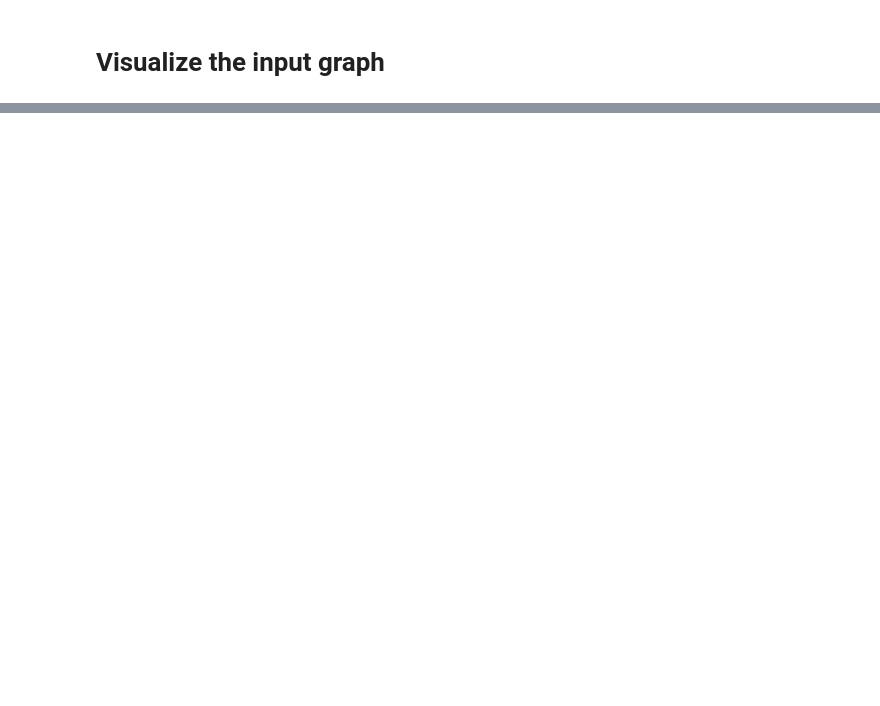
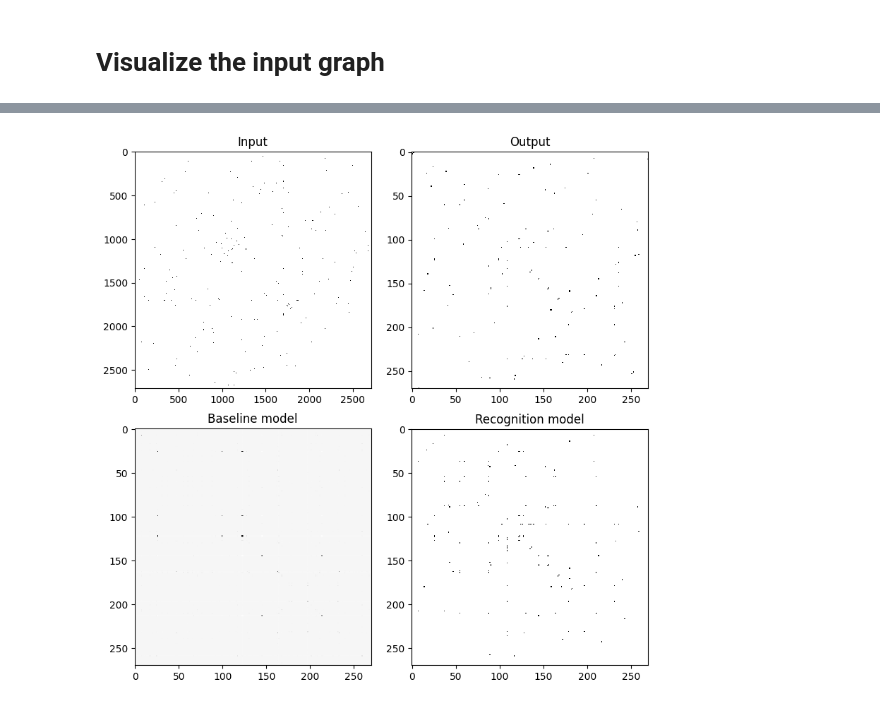
Before and after one commit to FDUguchunhui/latent-space-constraint-GNN, a Jupyter notebook: src/cgvae.ipynb, the cells around one changed output, grey strips where cells are left out. Cells and saved outputs as stored; diff of their text form; code cells hidden in the pictures; blank space fills up the shorter version.

Commit message:
Update analysis notebook
Compare generated adjacency matrix from conditional GVAE and unconditional GVAE

```diff
--- a/src/cgvae.ipynb
+++ b/src/cgvae.ipynb
@@ -20,8 +26,8 @@ torch.sum(data['input'].x == 1)
 baseline_net = baseline.train(
     device='cpu',
     dataloader=dataloader,
-    num_node_features=1433,
-    learning_rate=0.01,
+    num_node_features=data['input'].x.size(1),
+    learning_rate=0.005,
     num_epochs=100,
     model_path='baseline_net.pth'
 )
@@ -29,8 +35,9 @@ baseline_net = baseline.train(
 cgvae_net = cgvae.train(
     device='cpu',
     dataloader=dataloader,
+    num_node_features=data['input'].x.size(1),
     learning_rate=0.005,
-    num_epochs=200,
+    num_epochs=100,
     pre_trained_baseline_net=baseline_net
 )
 # %%
@@ -54,0 +97,50 @@ cgvae_net
+# %%
+def sigmoid(x):
+    return 1 / (1 + np.exp(-x))
+# %%
+dim = graphs['input'].x.size(0)
+adj_mat_inp = pyg.utils.to_dense_adj(graphs['input'].edge_index,
+                                     max_num_nodes=graphs['input'].x.size(0)).squeeze().numpy()
+adj_mat_out = pyg.utils.to_dense_adj(graphs['output'].edge_index,
+                                     max_num_nodes=graphs['input'].x.size(0)).squeeze().numpy()
+fig, axes = plt.subplots(nrows=2, ncols=2, figsize=(8, 8))
+threshold = 0.8
+split = int(dim * 0.1)
+
+fig.tight_layout() # Or equivalently,  "plt.tight_layout()"
+plt.subplot(221)
+plt.imshow(adj_mat_inp, cmap='Greys', interpolation='nearest')
+# plt.colorbar()  # Add a colorbar to a plot
+plt.title("Input")
+
+plt.subplot(222)
+plt.imshow(adj_mat_out[:split, :split], cmap='Greys', interpolation='nearest')
+# plt.colorbar()  # Add a colorbar to a plot
+plt.title("Output")
+
+plt.subplot(223)
+adj_mat_np = baseline_net(graphs['input']).detach().numpy()[:split, :split]
+# adj_mat_np[adj_mat_np < threshold] = 0
+# adj_mat_np = np.random.binomial(1, adj_mat_np)
+plt.imshow(adj_mat_np, cmap='Greys', interpolation='nearest')
+# plt.colorbar()  # Add a colorbar to a plot
+plt.title("Baseline model")
+
+plt.subplot(224)
+adj_mat_np = np.zeros((split, split))
+for i in range(100):
+    adj_mat_np += sigmoid(cgvae_net.generate().detach().numpy())[:split, :split]
+adj_mat_np /= 100
+adj_mat_np[adj_mat_np < threshold] = 0
+adj_mat_np[adj_mat_np >= threshold] = 1
+np.fill_diagonal(adj_mat_np, 0)
+plt.imshow(adj_mat_np, cmap='Greys', interpolation='nearest')
+# plt.colorbar()  # Add a colorbar to a plot
+plt.title("Recognition model")
+
+# also try unconditional generation
+
+
+plt.show()
+# %% [output]
+[figure, added]
```
Also changed, not shown: parts of 14 cells of this notebook, 3 other files.
